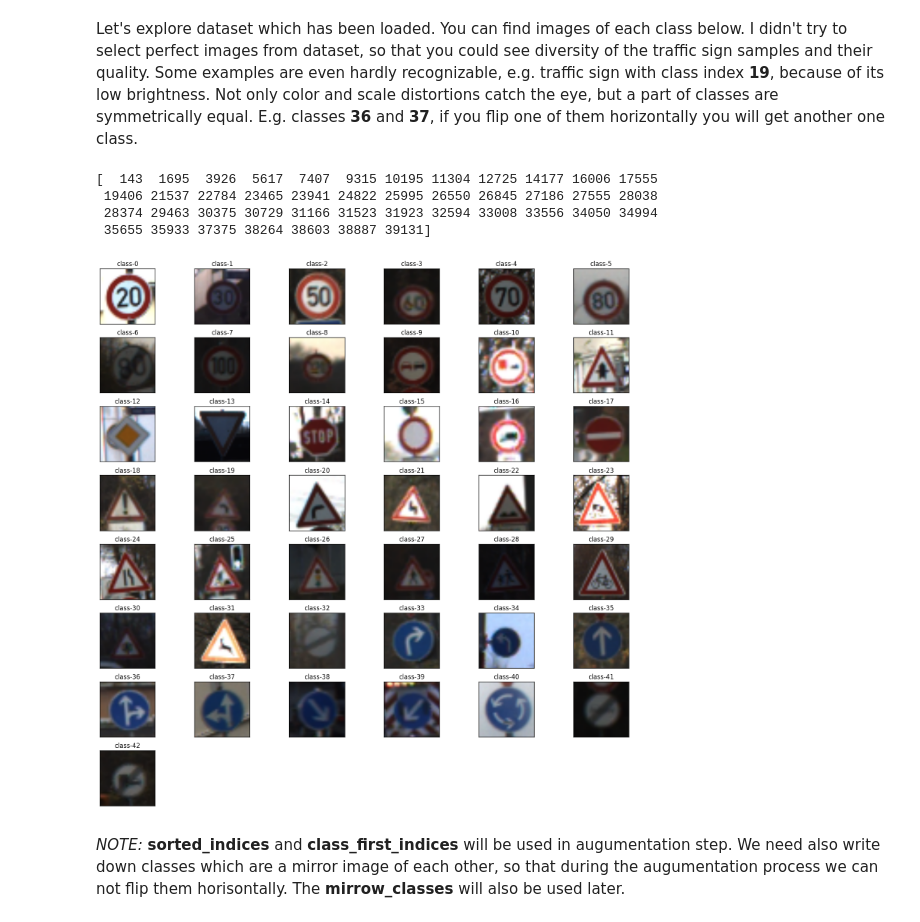
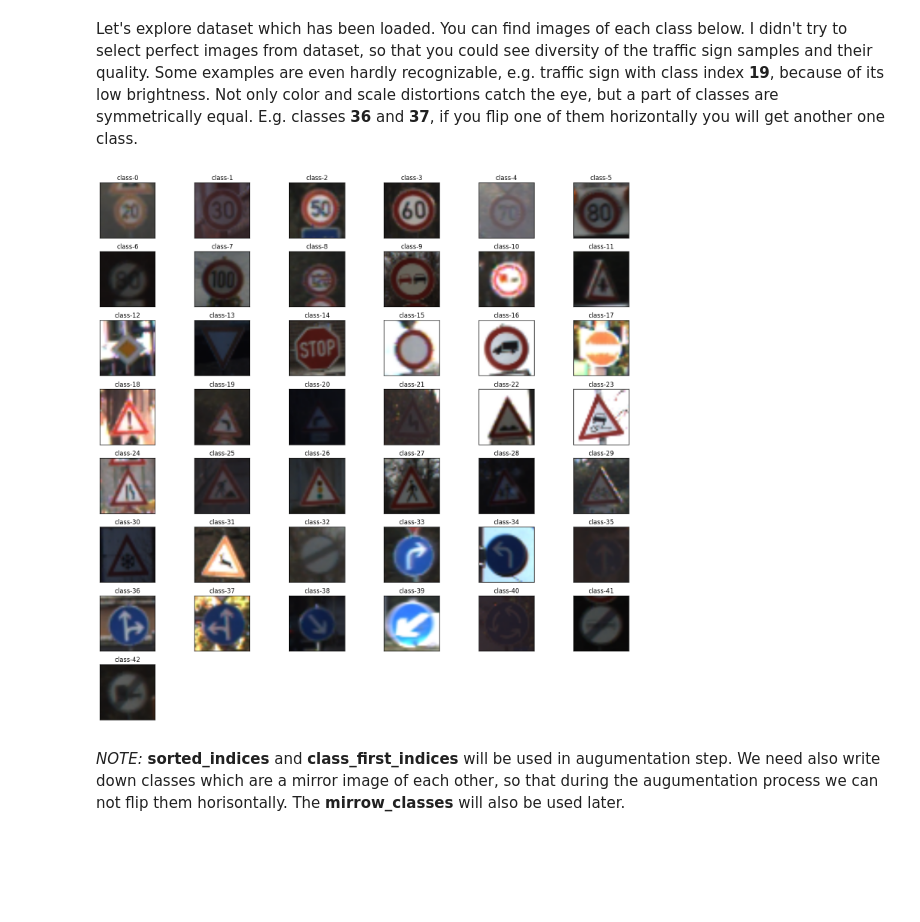
Before and after one commit to awav/traffic-sign-resnet, a Jupyter notebook: Traffic_Signs_Recognition.ipynb, the cells around one changed output. Cells and saved outputs as stored; diff of their text form; code cells hidden in the pictures; blank space fills up the shorter version.

```diff
--- a/Traffic_Signs_Recognition.ipynb
+++ b/Traffic_Signs_Recognition.ipynb
@@ -86,39 +86,35 @@ diff = np.diff(np.take(y_train, sorted_indices))
 class_first_indices = np.append([0], np.add(np.where(diff > 0), 1))
 
 # Last magic number is a shift of indices of the class in sorted array of indexes
 # Tuning it you can find samples with better quality
-class_first_indices_with_shift = class_first_indices + 10
+class_first_indices_with_shift = class_first_indices + 20
 class_indices = np.take(sorted_indices, class_first_indices_with_shift)
 
 # We expect that number of classes in training set is equal to
 # total number of classes
 assert(class_indices.size == n_classes)
 
 class_images = X_train[class_indices]
 class_types = y_train[class_indices]
-print(class_indices)
+
 rows = cols = np.int(np.floor(np.sqrt(n_classes)))
 rows += 2
 figsize = (15, 15)
 
 _, axes = plt.subplots(nrows=rows, ncols=cols, figsize=figsize)
 for r in np.arange(rows):
     for c in np.arange(cols):
         i = r * cols + c
         if i >= n_classes:
             axes[r][c].axis('off')
             continue
         axes[r][c].imshow(class_images[i])
         axes[r][c].set_title("class-" + str(class_types[i]))
         axes[r][c].get_xaxis().set_visible(False)
         axes[r][c].get_yaxis().set_visible(False)
 
 plt.tight_layout()
 # %% [output]
-[  143  1695  3926  5617  7407  9315 10195 11304 12725 14177 16006 17555
- 19406 21537 22784 23465 23941 24822 25995 26550 26845 27186 27555 28038
- 28374 29463 30375 30729 31166 31523 31923 32594 33008 33556 34050 34994
- 35655 35933 37375 38264 38603 38887 39131]
-[figure, old version]
+[figure, new version]
 # %% [markdown]
 _NOTE:_ **sorted_indices** and **class_first_indices** will be used in augumentation step. We need also write down classes which are a mirror image of each other, so that during the augumentation process we can not flip them horisontally. The **mirrow_classes** will also be used later.
```
Also changed, not shown: parts of 12 cells of this notebook, 5 other files.
